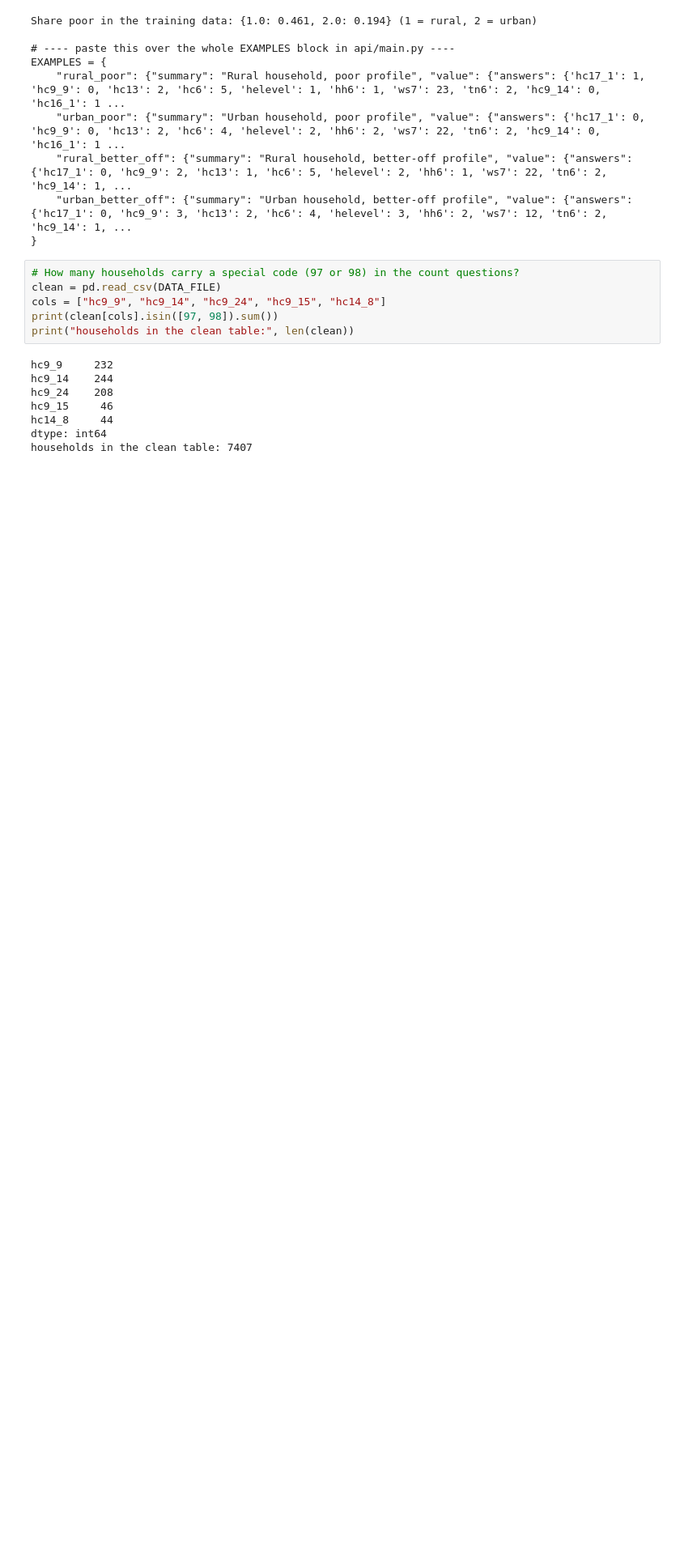
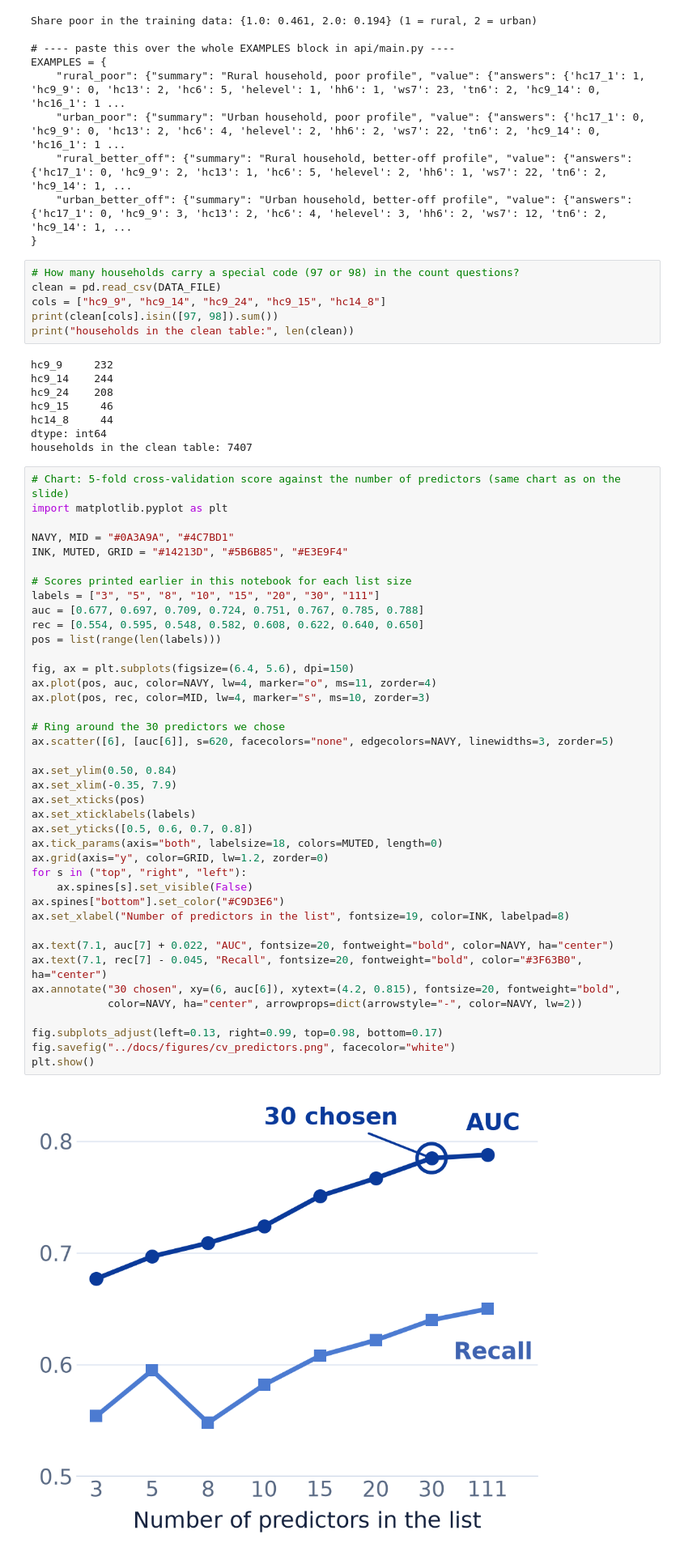
Before and after one commit to LilyJorelle/pmt-Burundi, a Jupyter notebook: notebooks/02_modelling.ipynb, the cells around one changed output. Shown at 81% size. Saved outputs shown, nothing was run; the diff lists cells and outputs as text; blank space fills up the shorter version.

```diff
--- a/notebooks/02_modelling.ipynb
+++ b/notebooks/02_modelling.ipynb
@@ -715,6 +718,48 @@ hc9_15     46
 hc14_8     44
 dtype: int64
 households in the clean table: 7407
+# %%
+# Chart: 5-fold cross-validation score against the number of predictors (same chart as on the slide)
+import matplotlib.pyplot as plt
+
+NAVY, MID = "#0A3A9A", "#4C7BD1"
+INK, MUTED, GRID = "#14213D", "#5B6B85", "#E3E9F4"
+
+# Scores printed earlier in this notebook for each list size
+labels = ["3", "5", "8", "10", "15", "20", "30", "111"]
+auc = [0.677, 0.697, 0.709, 0.724, 0.751, 0.767, 0.785, 0.788]
+rec = [0.554, 0.595, 0.548, 0.582, 0.608, 0.622, 0.640, 0.650]
+pos = list(range(len(labels)))
+
+fig, ax = plt.subplots(figsize=(6.4, 5.6), dpi=150)
+ax.plot(pos, auc, color=NAVY, lw=4, marker="o", ms=11, zorder=4)
+ax.plot(pos, rec, color=MID, lw=4, marker="s", ms=10, zorder=3)
+
+# Ring around the 30 predictors we chose
+ax.scatter([6], [auc[6]], s=620, facecolors="none", edgecolors=NAVY, linewidths=3, zorder=5)
+
+ax.set_ylim(0.50, 0.84)
+ax.set_xlim(-0.35, 7.9)
+ax.set_xticks(pos)
+ax.set_xticklabels(labels)
+ax.set_yticks([0.5, 0.6, 0.7, 0.8])
+ax.tick_params(axis="both", labelsize=18, colors=MUTED, length=0)
+ax.grid(axis="y", color=GRID, lw=1.2, zorder=0)
+for s in ("top", "right", "left"):
+    ax.spines[s].set_visible(False)
+ax.spines["bottom"].set_color("#C9D3E6")
+ax.set_xlabel("Number of predictors in the list", fontsize=19, color=INK, labelpad=8)
+
+ax.text(7.1, auc[7] + 0.022, "AUC", fontsize=20, fontweight="bold", color=NAVY, ha="center")
+ax.text(7.1, rec[7] - 0.045, "Recall", fontsize=20, fontweight="bold", color="#3F63B0", ha="center")
+ax.annotate("30 chosen", xy=(6, auc[6]), xytext=(4.2, 0.815), fontsize=20, fontweight="bold",
+            color=NAVY, ha="center", arrowprops=dict(arrowstyle="-", color=NAVY, lw=2))
+
+fig.subplots_adjust(left=0.13, right=0.99, top=0.98, bottom=0.17)
+fig.savefig("../docs/figures/cv_predictors.png", facecolor="white")
+plt.show()
+# %% [output]
+[figure, added]
 # %%
 # Personal-data scan of the files we are about to commit.
 # (Save the notebook first with Ctrl + S: the scan reads the saved file, outputs included.)
```
Also changed, not shown: parts of 11 cells of this notebook, 3 other files.
